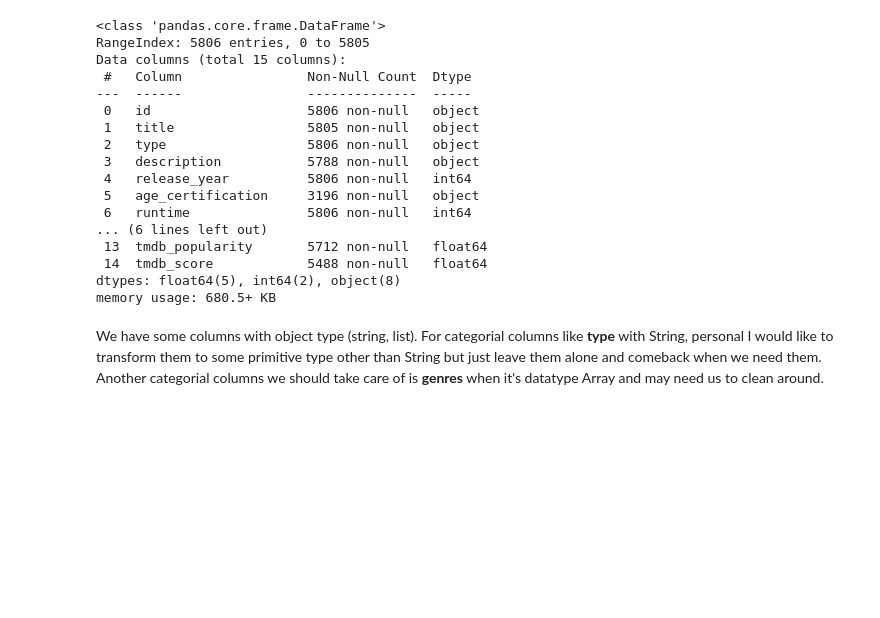
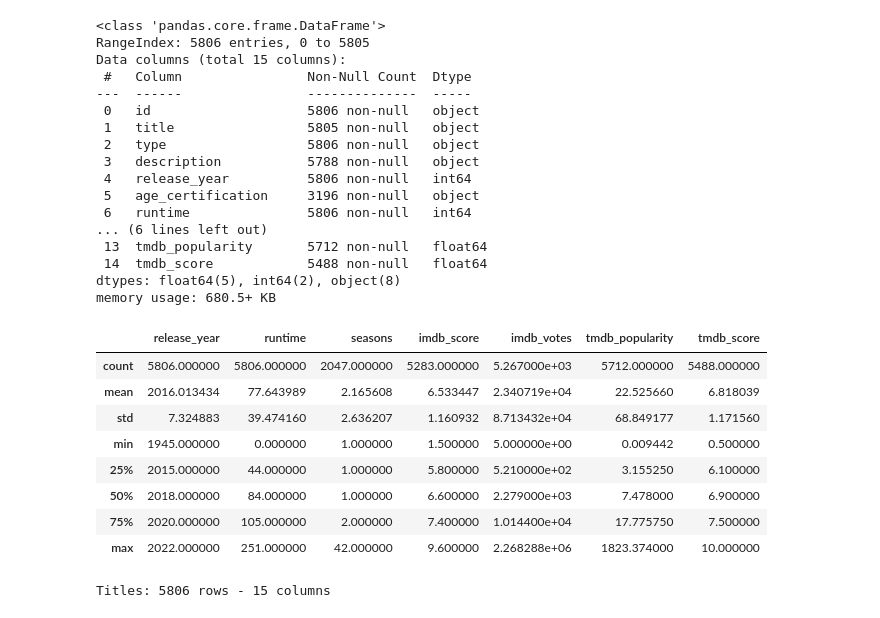
Before and after one commit to truongphung12947/udacity_nd025, a Jupyter notebook: prj_01/netflix.ipynb, the cells around one changed output. Drawn from its saved outputs; the diff is of its cells as text; code cells hidden in the pictures; blank space fills up the shorter version.

```diff
--- a/prj_01/netflix.ipynb
+++ b/prj_01/netflix.ipynb
@@ -43,8 +53,24 @@ Data columns (total 15 columns):
  14  tmdb_score            5488 non-null   float64
 dtypes: float64(5), int64(2), object(8)
 memory usage: 680.5+ KB
-# %% [markdown]
-We have some columns with object type (string, list). For categorial columns like **type** with String, personal I would like to transform them to some primitive type other than String but just leave them alone and comeback when we need them. Another categorial columns we should take care of is **genres** when it's datatype Array and may need us to clean around.
+# %%
+df.describe()
+# %% [output]
+|  | release_year | runtime | seasons | imdb_score | imdb_votes | tmdb_popularity | tmdb_score |
+| count | 5806.000000 | 5806.000000 | 2047.000000 | 5283.000000 | 5.267000e+03 | 5712.000000 | 5488.000000 |
+| mean | 2016.013434 | 77.643989 | 2.165608 | 6.533447 | 2.340719e+04 | 22.525660 | 6.818039 |
+| std | 7.324883 | 39.474160 | 2.636207 | 1.160932 | 8.713432e+04 | 68.849177 | 1.171560 |
+| min | 1945.000000 | 0.000000 | 1.000000 | 1.500000 | 5.000000e+00 | 0.009442 | 0.500000 |
+| 25% | 2015.000000 | 44.000000 | 1.000000 | 5.800000 | 5.210000e+02 | 3.155250 | 6.100000 |
+| 50% | 2018.000000 | 84.000000 | 1.000000 | 6.600000 | 2.279000e+03 | 7.478000 | 6.900000 |
+| 75% | 2020.000000 | 105.000000 | 2.000000 | 7.400000 | 1.014400e+04 | 17.775750 | 7.500000 |
+| max | 2022.000000 | 251.000000 | 42.000000 | 9.600000 | 2.268288e+06 | 1823.374000 | 10.000000 |
+# %%
+rows = df.shape[0]
+cols = df.shape[1]
+print(f'Titles: {rows} rows - {cols} columns')
+# %% [output]
+Titles: 5806 rows - 15 columns
 # %%
 list(set(df.columns[df.isna().mean() > 0.25]))
 # %% [output]
```
Also changed, not shown: parts of 49 cells of this notebook.
